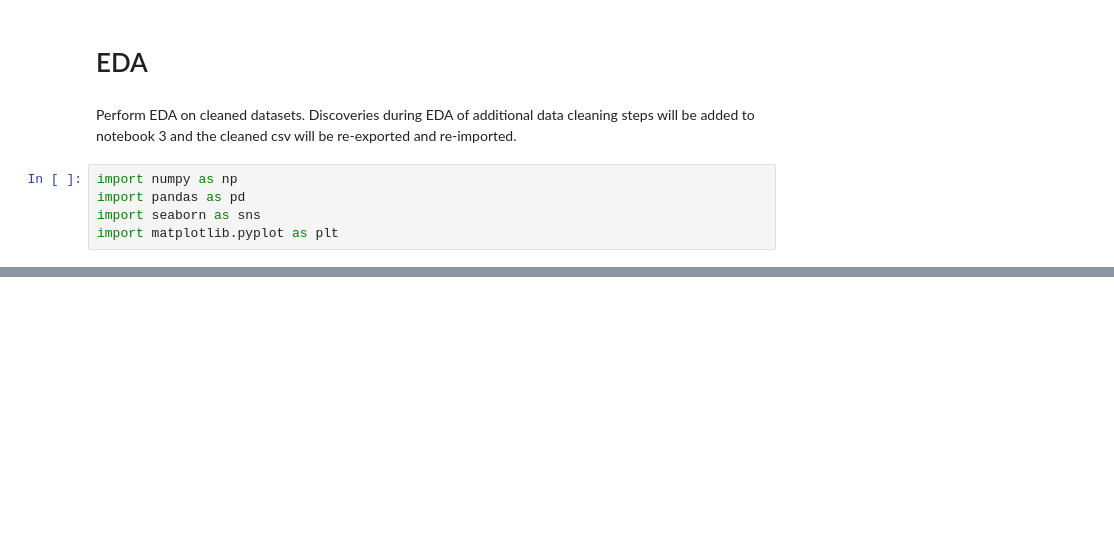
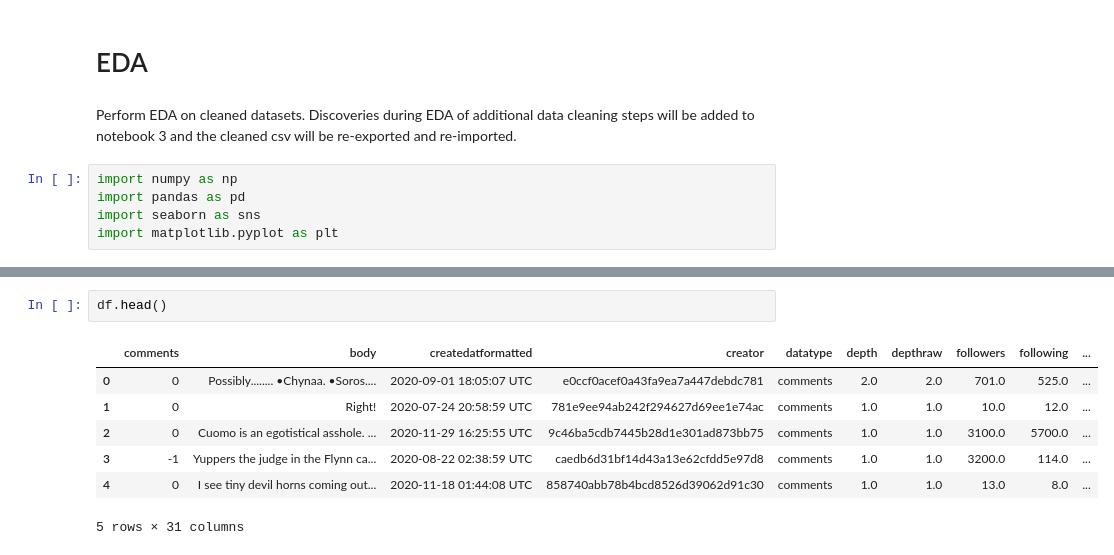
Before and after one commit to cassidycm/parler-ideologies, a Jupyter notebook: 04_EDA.ipynb, the cells around one changed output, grey strips where cells are left out. Saved outputs shown, nothing was run; the diff lists cells and outputs as text; blank space fills up the shorter version.

```diff
--- a/04_EDA.ipynb
+++ b/04_EDA.ipynb
@@ -13,0 +12,10 @@ FileNotFoundError: [Errno 2] No such file or directory: 'data/posts_01_cleaned_s
+# %%
+df.head()
+# %% [output]
+|  | comments | body | createdatformatted | creator | datatype | depth | depthraw | followers | following | ... |
+| 0 | 0 | Possibly........ •Chynaa. •Soros.... | 2020-09-01 18:05:07 UTC | e0ccf0acef0a43fa9ea7a447debdc781 | comments | 2.0 | 2.0 | 701.0 | 525.0 | ... |
+| 1 | 0 | Right! | 2020-07-24 20:58:59 UTC | 781e9ee94ab242f294627d69ee1e74ac | comments | 1.0 | 1.0 | 10.0 | 12.0 | ... |
+| 2 | 0 | Cuomo is an egotistical asshole. ... | 2020-11-29 16:25:55 UTC | 9c46ba5cdb7445b28d1e301ad873bb75 | comments | 1.0 | 1.0 | 3100.0 | 5700.0 | ... |
+| 3 | -1 | Yuppers the judge in the Flynn ca... | 2020-08-22 02:38:59 UTC | caedb6d31bf14d43a13e62cfdd5e97d8 | comments | 1.0 | 1.0 | 3200.0 | 114.0 | ... |
+| 4 | 0 | I see tiny devil horns coming out... | 2020-11-18 01:44:08 UTC | 858740abb78b4bcd8526d39062d91c30 | comments | 1.0 | 1.0 | 13.0 | 8.0 | ... |
+5 rows × 31 columns
```
Also changed, not shown: parts of 11 cells of this notebook, 7 other files.
